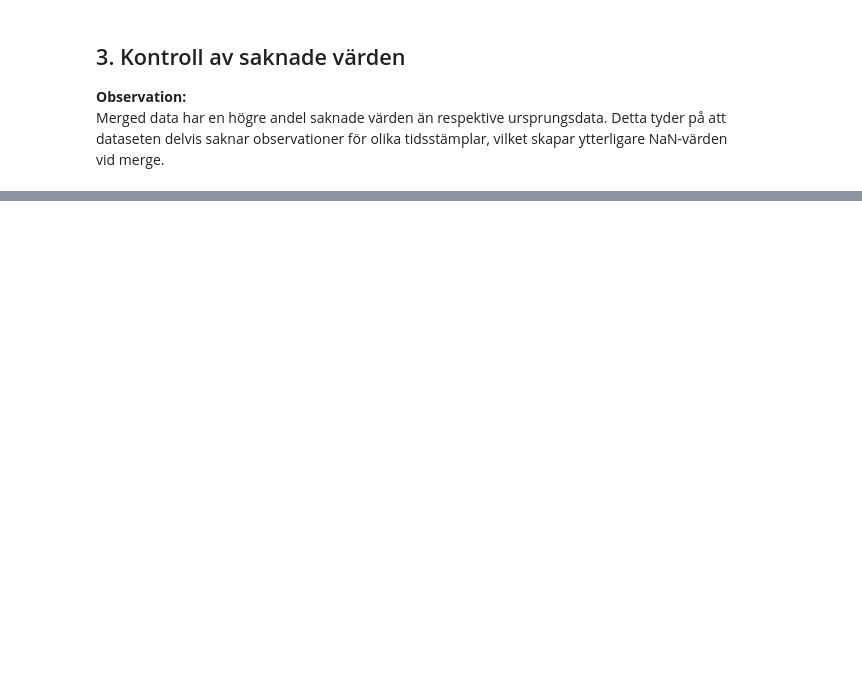
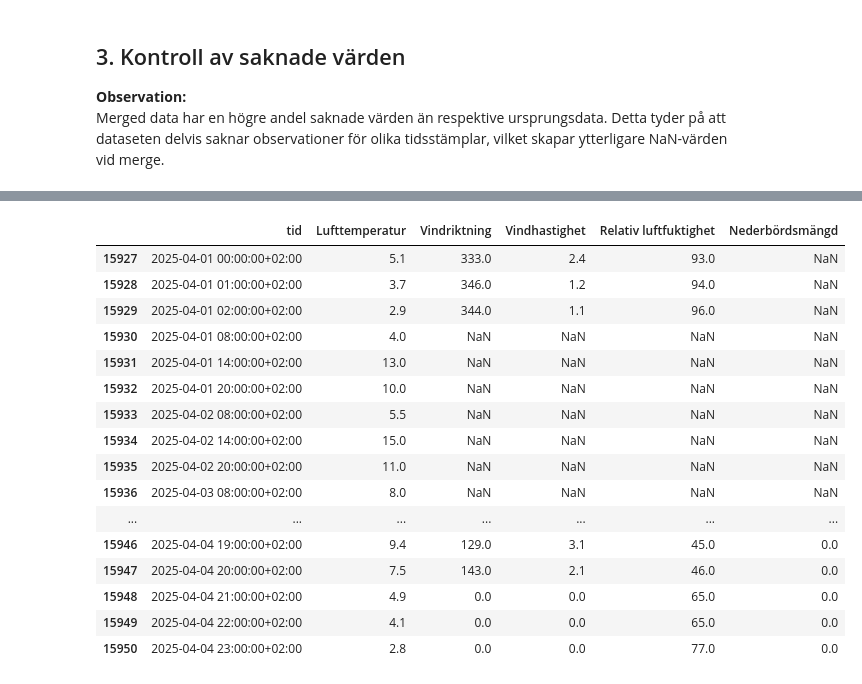
Before and after one commit to JakobWorkingHard/predicting_PM2.5, a Jupyter notebook: notebooks/data_quality.ipynb, the cells around one changed output, grey strips where cells are left out. Drawn from its saved outputs; the diff is of its cells as text; code cells hidden in the pictures; blank space fills up the shorter version.

Commit message:
Add initial data quality analysis notebook

```diff
--- a/notebooks/data_quality.ipynb
+++ b/notebooks/data_quality.ipynb
@@ -183,0 +253,55 @@ Nederbördsmängd                 1074               4.70
+# %%
+expected_timestamps = pd.date_range(
+    start=f"{config.train_start} 00:00",
+    end=f"{config.train_slut} 23:00",
+    freq="h",
+    tz="Europe/Stockholm"
+)
+
+def missing_timestamps(df):
+    actual = pd.DatetimeIndex(df["tid"].drop_duplicates())
+    return expected_timestamps.difference(actual)
+
+missing_air = missing_timestamps(air_df)
+missing_weather = missing_timestamps(weather_df)
+missing_merged = missing_timestamps(merged_df)
+
+print("Luftdata (PM2.5):", len(missing_air))
+print("Väderdata:", len(missing_weather))
+print("Merged data:", len(missing_merged))
+
+print("Saknade tidsstämplar i luftdata:")
+print(missing_air)
+
+print("\nSaknade tidsstämplar i väderdata:")
+print(missing_weather)
+
+missing_weather_df = pd.DataFrame({
+    "tid": missing_weather
+})
+
+# Ny grupp varje gång avståndet till föregående saknade tid är > 1 timme
+missing_weather_df["grupp"] = (
+    missing_weather_df["tid"].diff() > pd.Timedelta(hours=1)
+).cumsum()
+
+weather_gaps = (
+    missing_weather_df
+    .groupby("grupp")
+    .agg(
+        start=("tid", "min"),
+        slut=("tid", "max"),
+        antal_timmar=("tid", "size")
+    )
+    .reset_index(drop=True)
+)
+
+print(weather_gaps)
+
+weather_april = weather_df[
+    (weather_df["tid"] >= "2025-04-01") &
+    (weather_df["tid"] < "2025-04-05")
+]
+
+weather_april
+# %% [output]
@@ -183,0 +325,17 @@ Nederbördsmängd                 1074               4.70
+|  | tid | Lufttemperatur | Vindriktning | Vindhastighet | Relativ luftfuktighet | Nederbördsmängd |
+| 15927 | 2025-04-01 00:00:00+02:00 | 5.1 | 333.0 | 2.4 | 93.0 | NaN |
+| 15928 | 2025-04-01 01:00:00+02:00 | 3.7 | 346.0 | 1.2 | 94.0 | NaN |
+| 15929 | 2025-04-01 02:00:00+02:00 | 2.9 | 344.0 | 1.1 | 96.0 | NaN |
+| 15930 | 2025-04-01 08:00:00+02:00 | 4.0 | NaN | NaN | NaN | NaN |
+| 15931 | 2025-04-01 14:00:00+02:00 | 13.0 | NaN | NaN | NaN | NaN |
+| 15932 | 2025-04-01 20:00:00+02:00 | 10.0 | NaN | NaN | NaN | NaN |
+| 15933 | 2025-04-02 08:00:00+02:00 | 5.5 | NaN | NaN | NaN | NaN |
+| 15934 | 2025-04-02 14:00:00+02:00 | 15.0 | NaN | NaN | NaN | NaN |
+| 15935 | 2025-04-02 20:00:00+02:00 | 11.0 | NaN | NaN | NaN | NaN |
+| 15936 | 2025-04-03 08:00:00+02:00 | 8.0 | NaN | NaN | NaN | NaN |
+| ... | ... | ... | ... | ... | ... | ... |
+| 15946 | 2025-04-04 19:00:00+02:00 | 9.4 | 129.0 | 3.1 | 45.0 | 0.0 |
+| 15947 | 2025-04-04 20:00:00+02:00 | 7.5 | 143.0 | 2.1 | 46.0 | 0.0 |
+| 15948 | 2025-04-04 21:00:00+02:00 | 4.9 | 0.0 | 0.0 | 65.0 | 0.0 |
+| 15949 | 2025-04-04 22:00:00+02:00 | 4.1 | 0.0 | 0.0 | 65.0 | 0.0 |
+| 15950 | 2025-04-04 23:00:00+02:00 | 2.8 | 0.0 | 0.0 | 77.0 | 0.0 |
```
Also changed, not shown: parts of 14 cells of this notebook.
